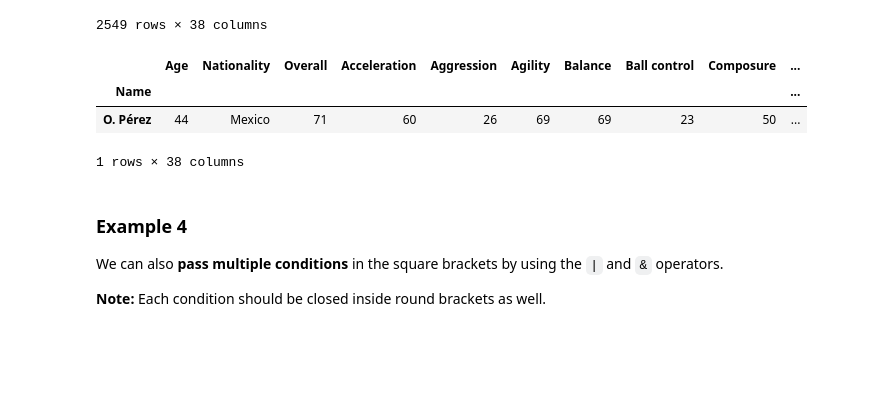
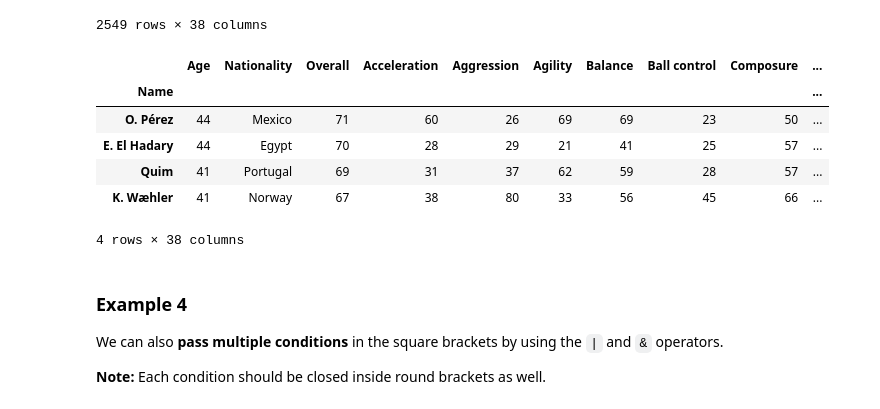
Before and after one commit to Kalungup/Learn-Python-with-Pascal, a Jupyter notebook: Working_With_Dataframes_examples (1).ipynb, the cells around one changed output. Saved outputs shown, nothing was run; the diff lists cells and outputs as text; code cells hidden in the pictures; blank space fills up the shorter version.

```diff
--- a/Working_With_Dataframes_examples (1).ipynb
+++ b/Working_With_Dataframes_examples (1).ipynb
@@ -152,12 +158,15 @@ df[df['Age'] > 30]
 | A. Barzagli | 36 | Italy | 85 | 64 | 70 | 51 | 64 | 65 | 82 | ... |
 2549 rows × 38 columns
 # %%
-df[(df['Age'] > 40) & (df['Overall'] > 70)]
+df[(df['Age'] > 40) & (df['Overall'] > 65)]
 # %% [output]
 |  | Age | Nationality | Overall | Acceleration | Aggression | Agility | Balance | Ball control | Composure | ... |
 | Name |  |  |  |  |  |  |  |  |  | ... |
 | O. Pérez | 44 | Mexico | 71 | 60 | 26 | 69 | 69 | 23 | 50 | ... |
+| E. El Hadary | 44 | Egypt | 70 | 28 | 29 | 21 | 41 | 25 | 57 | ... |
+| Quim | 41 | Portugal | 69 | 31 | 37 | 62 | 59 | 28 | 57 | ... |
+| K. Wæhler | 41 | Norway | 67 | 38 | 80 | 33 | 56 | 45 | 66 | ... |
-1 rows × 38 columns
+4 rows × 38 columns
 # %% [markdown]
 ### Example 4
 
```
Also changed, not shown: parts of 22 cells of this notebook, 17 other files.
